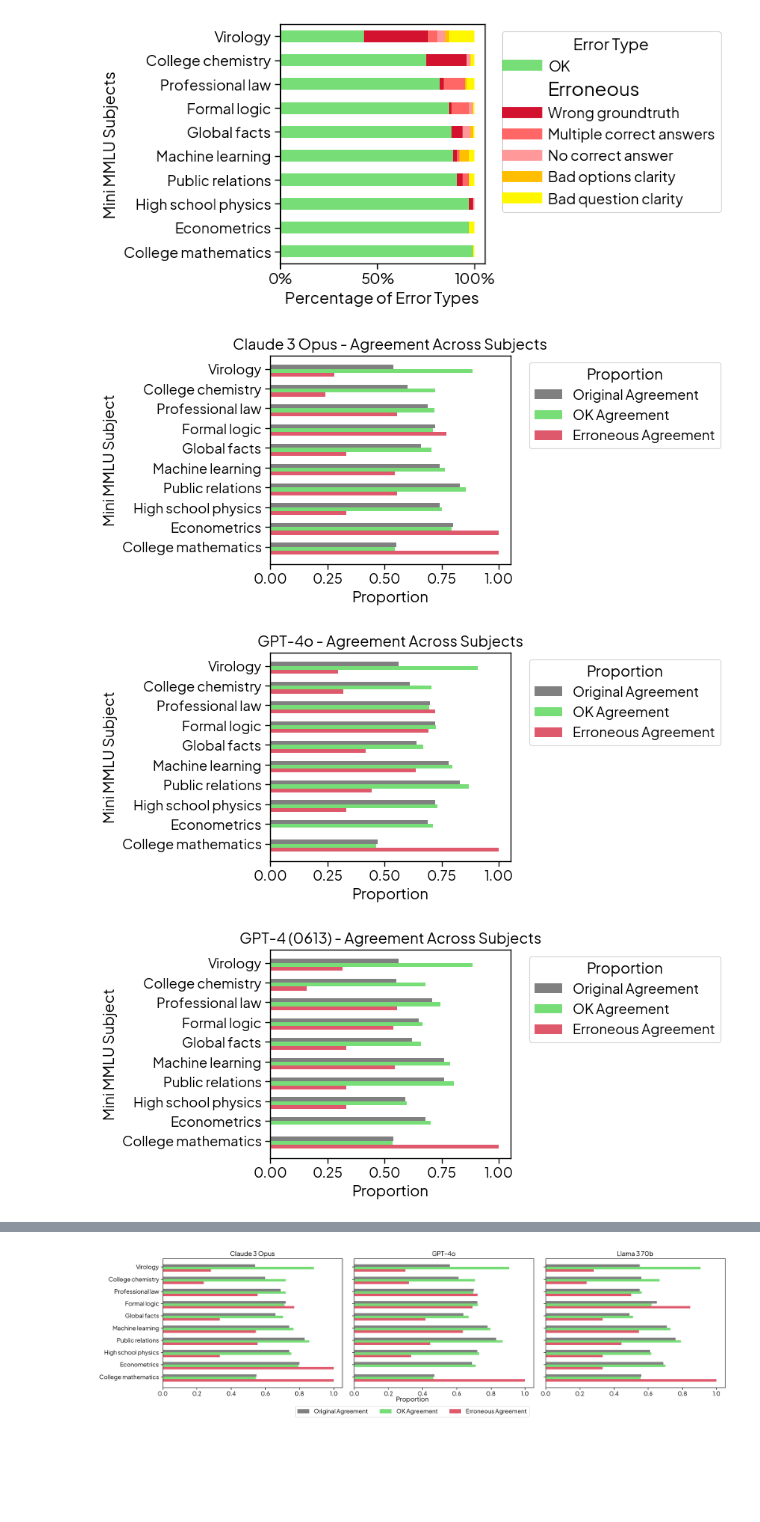
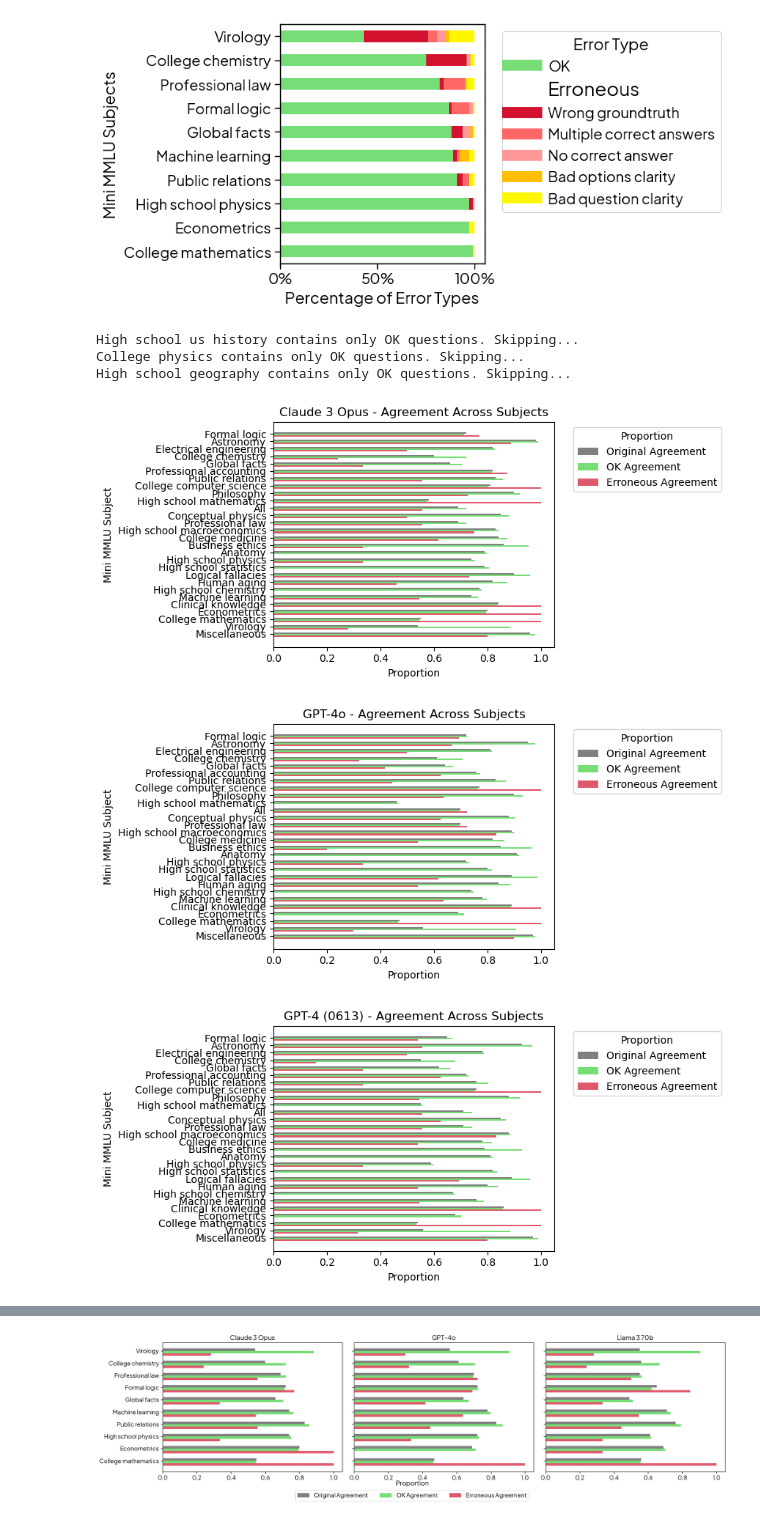
Before and after one commit to aryopg/mmlu-redux, a Jupyter notebook: scripts/mini_mmlu_eda.ipynb, the cells around one changed output, grey strips where cells are left out. Saved outputs shown, nothing was run; the diff lists cells and outputs as text; code cells hidden in the pictures; blank space fills up the shorter version.

Commit message:
refined mmlu analyses of ok vs erroneous

```diff
--- a/scripts/mini_mmlu_eda.ipynb
+++ b/scripts/mini_mmlu_eda.ipynb
@@ -212,6 +212,7 @@ plt.show()
 # %% [output]
 [figure]
 # %%
+import os
 import pandas as pd
 import matplotlib.pyplot as plt
 
@@ -229,26 +230,33 @@ model_columns = {
     'google_gemini-1.5-flash-preview-0514': "Gemini 1.5 Flash",
 }
 
-df_dir = "../outputs/multi_expert_helm"
-
-subjects = {
-    "College mathematics": "college_mathematics",
-    "Econometrics": "econometrics",
-    "High school physics": "high_school_physics",
-    "Public relations": "public_relations",
-    "Machine learning": "machine_learning",
-    "Global facts": "global_facts",
-    "Formal logic": "formal_logic",
-    "Professional law": "professional_law",
-    "College chemistry": "college_chemistry",
-    "Virology": "virology",
-}
+df_dir = "../outputs/analyses"
 
 # Initialize a dictionary to hold the aggregated data
 agg_data = {model_alias: {'agreement': [], 'disagreement': [], 'ok_agreement': [], 'ok_disagreement': [], 'erroneous_agreement': [], 'erroneous_disagreement': []} for model_alias in model_columns.values()}
 
-for subject_name, subject_id in subjects.items():
-    df = pd.read_csv(f"{df_dir}/mmlu_multi_experts_{subject_id}.csv")
+
+subject_ids = []
+subject_names = []
+for filepath in os.listdir(df_dir):
+    if not filepath.endswith(".csv"):
+        continue
+    subject_id = filepath.replace(".csv", "")
+    subject_ids += [subject_id]
+    subject_names += [subject_id.replace("_", " ").capitalize()]
+
+plot_subject_names = []
+plot_subject_ids = []
+for subject_id, subject_name in zip(subject_ids, subject_names):
+    df = pd.read_csv(f"{df_dir}/{subject_id}.csv")
+
+    # Skip subjects with only OK in error_type
+    if df["error_type"].nunique() == 1 and df["error_type"].unique()[0].lower() == "ok":
+        print(f"{subject_name} contains only OK questions. Skipping...")
+        continue
+    else:
+        plot_subject_names += [subject_name]
+        plot_subject_ids += [subject_id]
 
     df['groundtruth_answer'] = df['groundtruth_answer'].apply(lambda x: chr(65 + x))
 
@@ -278,6 +286,7 @@ for subject_name, subject_id in subjects.items():
         agg_data[model_alias]['erroneous_agreement'].append(agreement_disagreement_by_error_type.loc[1, f'{model_alias} agreement'])
         agg_data[model_alias]['erroneous_disagreement'].append(agreement_disagreement_by_error_type.loc[1, f'{model_alias} disagreement'])
 
+
 # Prepare and plot the data for each model
 for model_alias in model_columns.values():
     # Prepare the DataFrame for plotting
@@ -289,7 +298,7 @@ for model_alias in model_columns.values():
             agg_data[model_alias]['ok_disagreement'][i],
             agg_data[model_alias]['erroneous_agreement'][i],
             agg_data[model_alias]['erroneous_disagreement'][i]
-        ] for i, (subject_name, subject_id) in enumerate(subjects.items())
+        ] for i, subject_name in enumerate(plot_subject_names)
     }
     model_df = pd.DataFrame(model_data, index=['Original Agreement', 'Original Disagreement', 'OK Agreement', 'OK Disagreement', 'Erroneous Agreement', 'Erroneous Disagreement']).T
 
@@ -305,33 +314,36 @@ for model_alias in model_columns.values():
     # Plot agreement and disagreement
     ori_positions = [p + bar_width for p in ok_positions]
     ax.barh(ori_positions, model_df['Original Agreement'], height=bar_width, label='Original Agreement', color='gray')
     # ax.barh(ori_positions, model_df['Original Disagreement'], height=bar_width, left=model_df['Original Agreement'], label='Original Disagreement', color='lightblue')
 
     # Plot OK agreement and disagreement
     ax.barh(ok_positions, model_df['OK Agreement'], height=bar_width, label='OK Agreement', color='#77dd77')
     # ax.barh(ok_positions, model_df['OK Disagreement'], height=bar_width, left=model_df['OK Agreement'], label='OK Disagreement', color='lightgreen', alpha=0.5)
 
     # Plot grouped agreement and disagreement
     grouped_positions = [p - bar_width for p in ok_positions]
     ax.barh(grouped_positions, model_df['Erroneous Agreement'], height=bar_width, label='Erroneous Agreement', color='#d2122e', alpha=0.7)
     # ax.barh(grouped_positions, model_df['Erroneous Disagreement'], height=bar_width, left=model_df['Erroneous Agreement'], label='Erroneous Disagreement', color='pink', alpha=0.5)
 
     # Set the yticks to the middle of the group of bars
     ax.set_yticks([p + bar_width / 2 for p in ok_positions])
     ax.set_yticklabels(model_df.index)
 
     ax.set_title(f'{model_alias} - Agreement Across Subjects')
     ax.set_xlabel('Proportion')
     ax.set_ylabel('Mini MMLU Subject')
 
     # Move the legend outside of the plot
     ax.legend(title='Proportion', bbox_to_anchor=(1.05, 1), loc='upper left')
 
     plt.tight_layout(rect=[0, 0, 0.75, 1])
 
     plt.savefig(f'mini-mmlu-agreement-stats-{model_alias}.pdf', format='pdf', bbox_inches='tight')
     plt.show()
 # %% [output]
+High school us history contains only OK questions. Skipping...
+College physics contains only OK questions. Skipping...
+High school geography contains only OK questions. Skipping...
-[figure, old version]
+[figure, new version]
-[figure, old version]
+[figure, new version]
-[figure, old version]
+[figure, new version]
```
Also changed, not shown: parts of 1 cell of this notebook, 32 other files.
